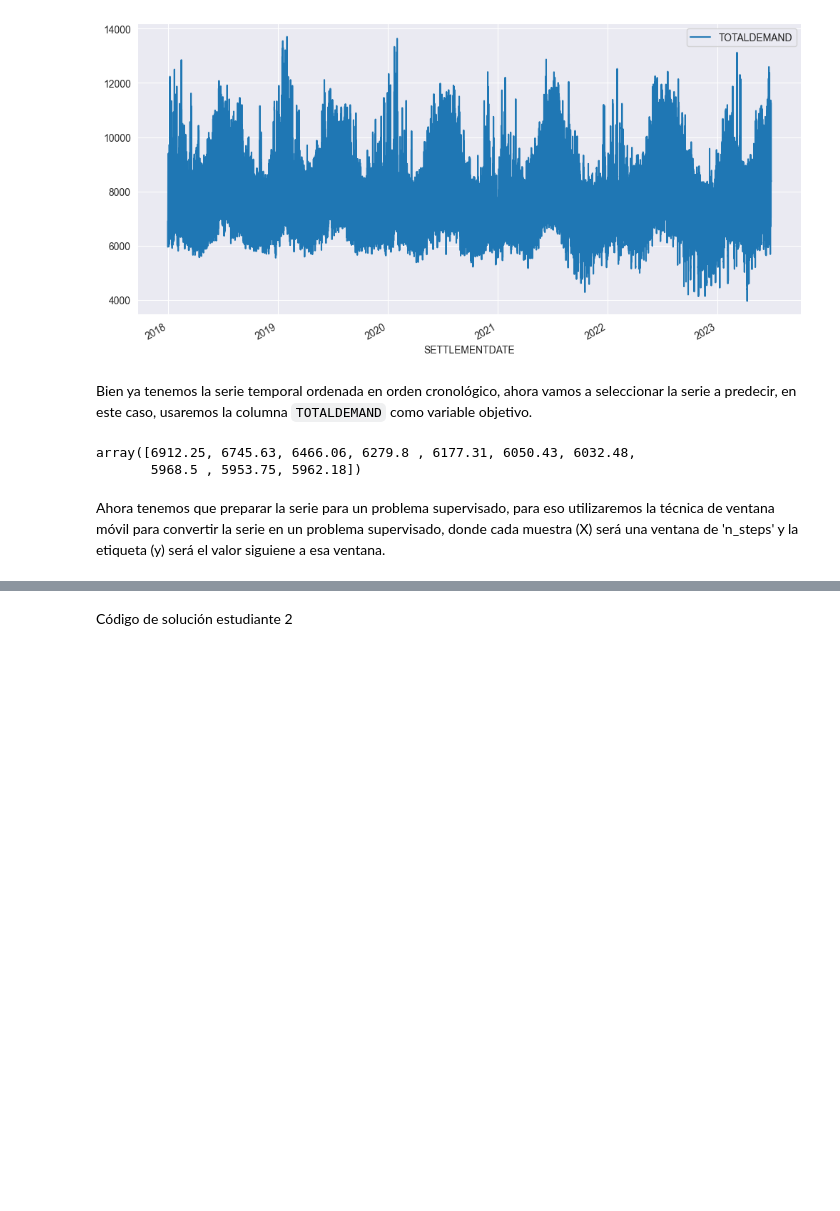
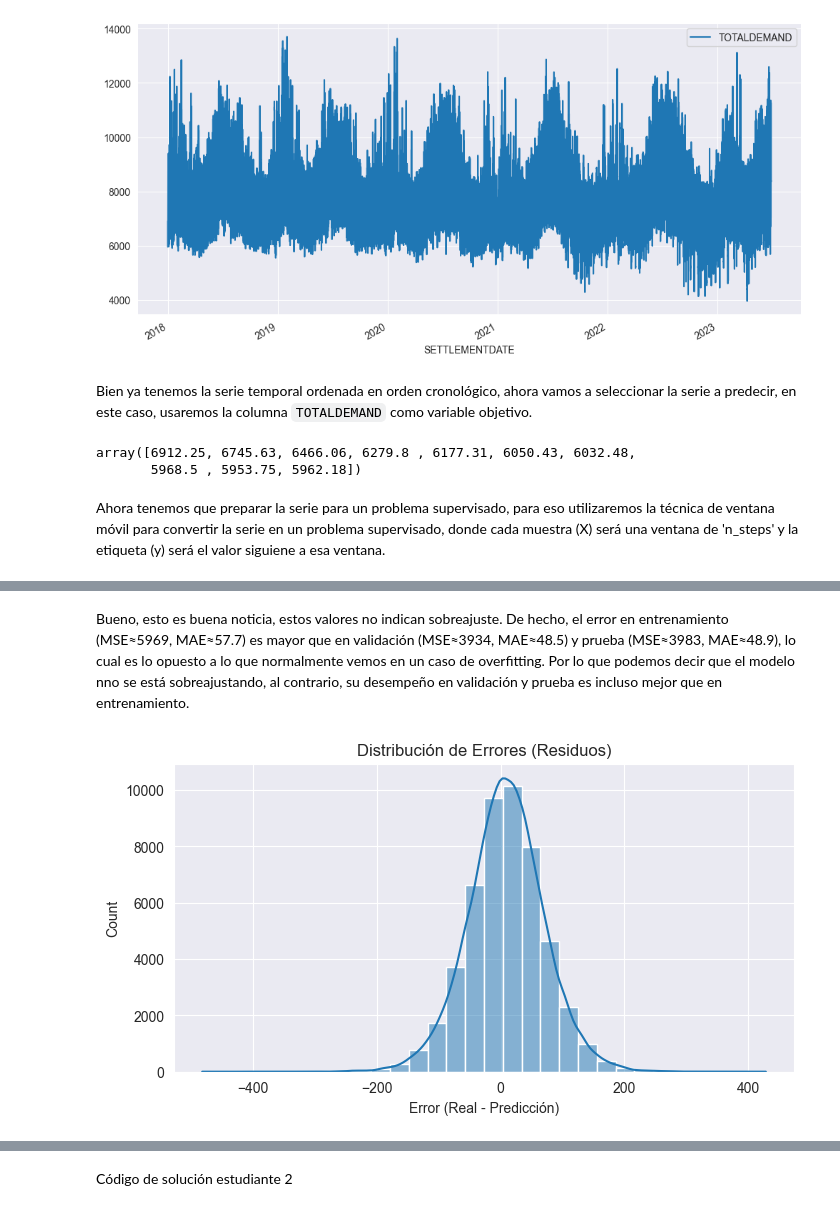
Before and after one commit to MPST-2025-I/tarea-4-ejercicio-cnn-tarea-4-3, a Jupyter notebook: Plantilla_Tareas.ipynb, the cells around one changed output, grey strips where cells are left out. Saved outputs shown, nothing was run; the diff lists cells and outputs as text; code cells hidden in the pictures; blank space fills up the shorter version.

```diff
--- a/Plantilla_Tareas.ipynb
+++ b/Plantilla_Tareas.ipynb
@@ -650,0 +858,15 @@ def split_univariate_sequence(sequence, n_steps):
+# %% [markdown]
+Bueno, esto es buena noticia, estos valores no indican sobreajuste.
+De hecho, el error en entrenamiento (MSE≈5969, MAE≈57.7) es mayor que en validación (MSE≈3934, MAE≈48.5) y prueba (MSE≈3983, MAE≈48.9), lo cual es lo opuesto a lo que normalmente vemos en un caso de overfitting. Por lo que podemos decir que el modelo nno se está sobreajustando, al contrario, su desempeño en validación y prueba es incluso mejor que en entrenamiento.
+# %%
+# Calculamos residuos
+residuos = y_test_ts - y_pred_ts.reshape(-1)
+
+# Histograma de residuos
+plt.figure(figsize=(8,4))
+sns.histplot(residuos, bins=30, kde=True)
+plt.xlabel("Error (Real - Predicción)")
+plt.title("Distribución de Errores (Residuos)")
+plt.show()
+# %% [output]
+[figure, added]
```
Also changed, not shown: parts of 91 cells of this notebook.
